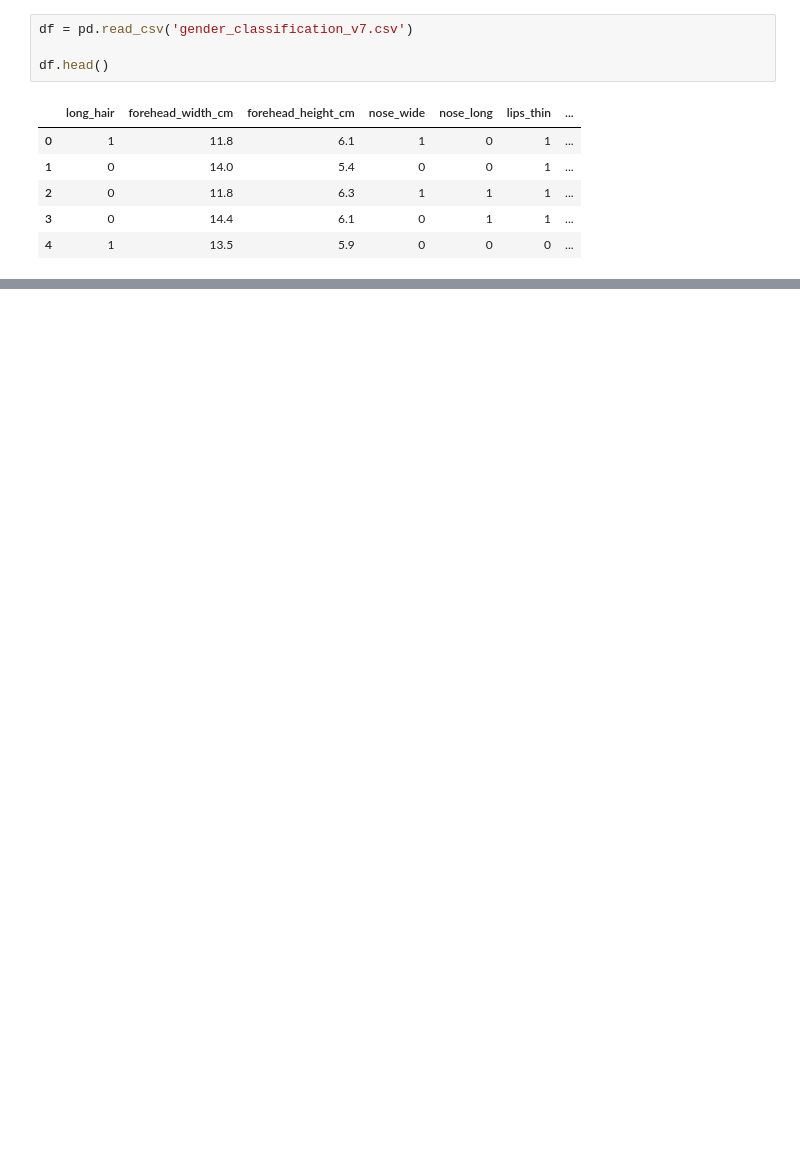
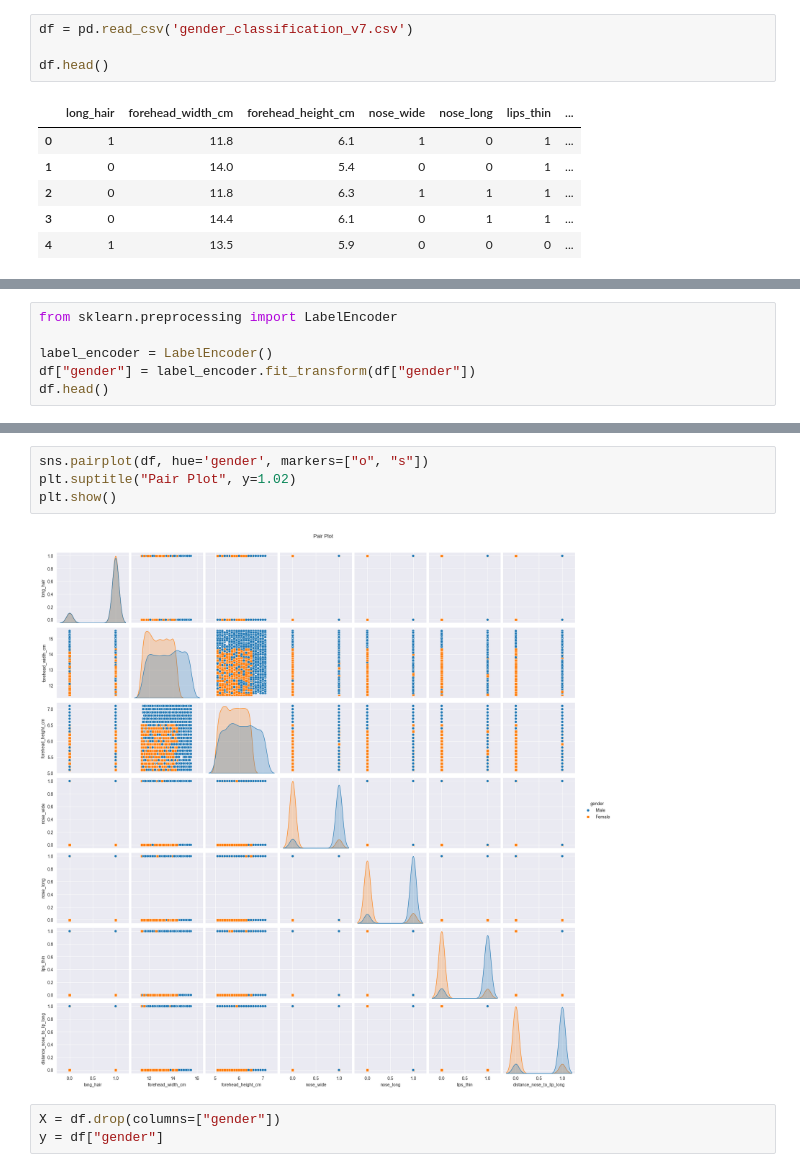
Before and after one commit to ivan-22-3-5/ML_6th_sem, a Jupyter notebook: lab4/task/lab_4.ipynb, the cells around one changed output, grey strips where cells are left out. Cells and saved outputs as stored; diff of their text form; blank space fills up the shorter version.

```diff
--- a/lab4/task/lab_4.ipynb
+++ b/lab4/task/lab_4.ipynb
@@ -22,0 +43,6 @@ df.head()
+# %%
+from sklearn.preprocessing import LabelEncoder
+
+label_encoder = LabelEncoder()
+df["gender"] = label_encoder.fit_transform(df["gender"])
+df.head()
@@ -22,0 +56,9 @@ df.head()
+# %%
+sns.pairplot(df, hue='gender', markers=["o", "s"])
+plt.suptitle("Pair Plot", y=1.02)
+plt.show()
+# %% [output]
+[figure, added]
+# %%
+X = df.drop(columns=["gender"])
+y = df["gender"]
```
Also changed, not shown: parts of 10 cells of this notebook.
